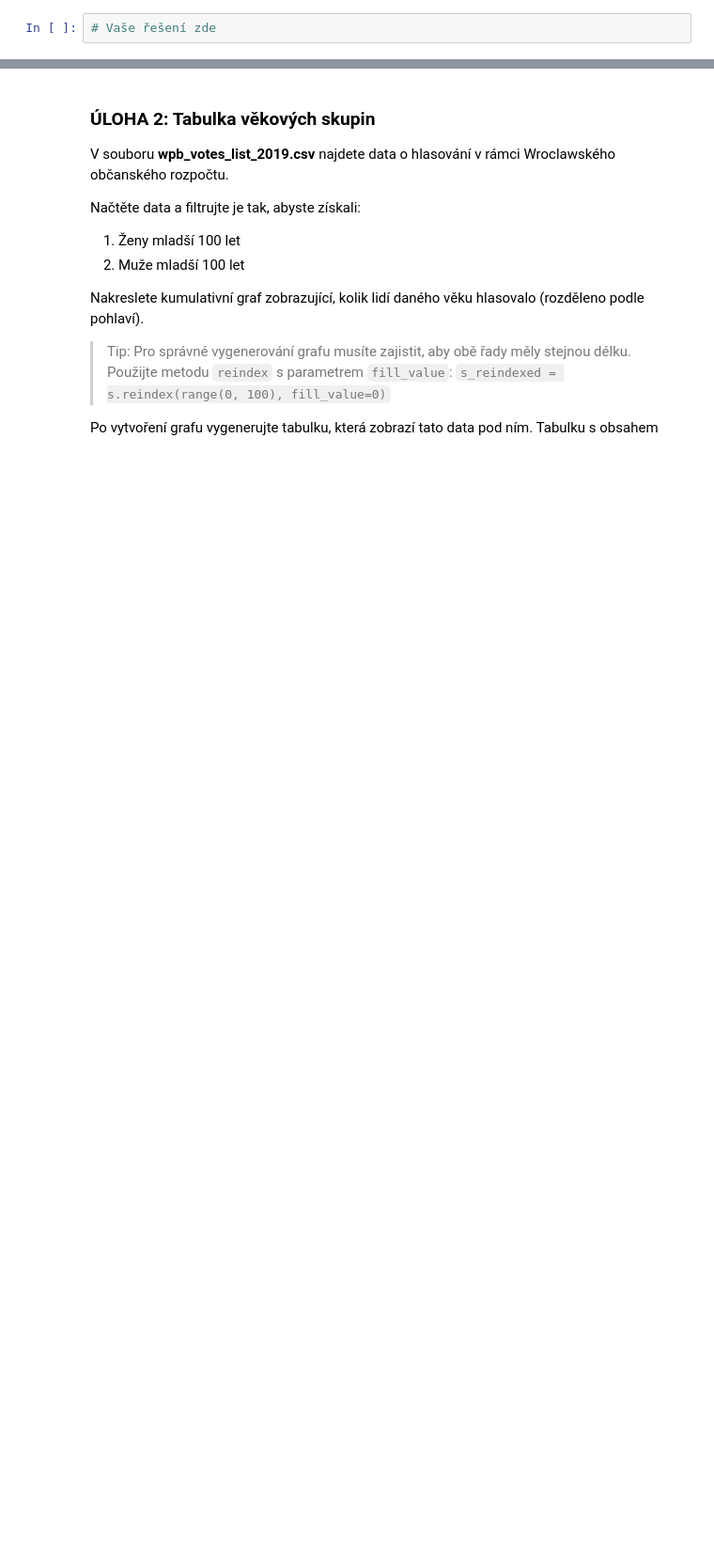
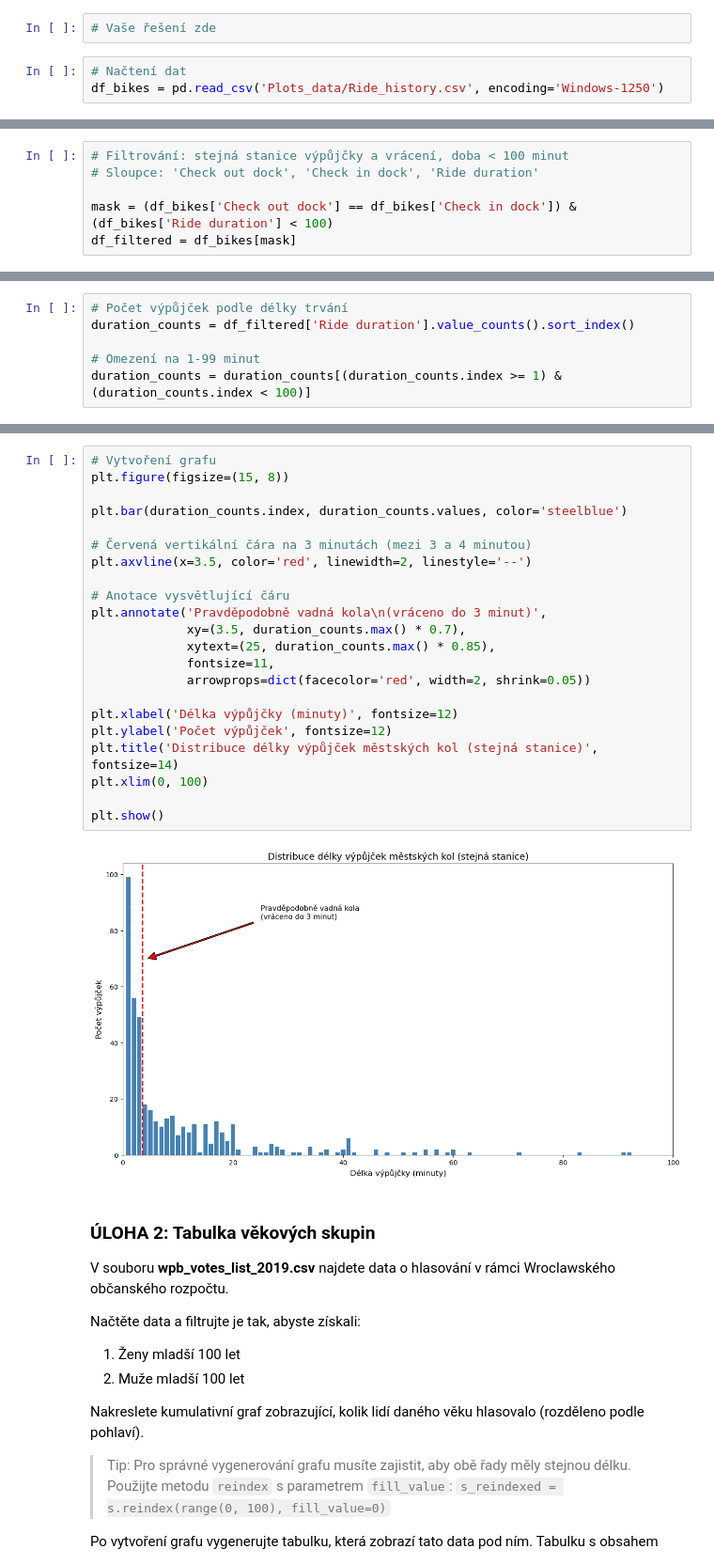
Before and after one commit to danakozakova/Python-CodersLab, a Jupyter notebook: Day_7/Day_7_04_Additional_plot_elements_reseni.ipynb, the cells around one changed output, grey strips where cells are left out. Shown at 94% size. Cells and saved outputs as stored; diff of their text form; blank space fills up the shorter version.

```diff
--- a/Day_7/Day_7_04_Additional_plot_elements_reseni.ipynb
+++ b/Day_7/Day_7_04_Additional_plot_elements_reseni.ipynb
@@ -495,3 +495,6 @@ Výpůjčky, které začínají a končí na stejné stanici a trvají maximáln
 Přidejte také anotaci vysvětlující, co tato čára znamená.
 # %%
 # Vaše řešení zde
+# %%
+# Načtení dat
+df_bikes = pd.read_csv('Plots_data/Ride_history.csv', encoding='Windows-1250')
@@ -497,0 +516,6 @@ Přidejte také anotaci vysvětlující, co tato čára znamená.
+# %%
+# Filtrování: stejná stanice výpůjčky a vrácení, doba < 100 minut
+# Sloupce: 'Check out dock', 'Check in dock', 'Ride duration'
+
+mask = (df_bikes['Check out dock'] == df_bikes['Check in dock']) & (df_bikes['Ride duration'] < 100)
+df_filtered = df_bikes[mask]
@@ -497,0 +566,6 @@ Přidejte také anotaci vysvětlující, co tato čára znamená.
+# %%
+# Počet výpůjček podle délky trvání
+duration_counts = df_filtered['Ride duration'].value_counts().sort_index()
+
+# Omezení na 1-99 minut
+duration_counts = duration_counts[(duration_counts.index >= 1) & (duration_counts.index < 100)]
@@ -498,3 +587,27 @@ Přidejte také anotaci vysvětlující, co tato čára znamená.
+# %%
+# Vytvoření grafu
+plt.figure(figsize=(15, 8))
+
+plt.bar(duration_counts.index, duration_counts.values, color='steelblue')
+
+# Červená vertikální čára na 3 minutách (mezi 3 a 4 minutou)
+plt.axvline(x=3.5, color='red', linewidth=2, linestyle='--')
+
+# Anotace vysvětlující čáru
+plt.annotate('Pravděpodobně vadná kola\n(vráceno do 3 minut)',
+             xy=(3.5, duration_counts.max() * 0.7),
+             xytext=(25, duration_counts.max() * 0.85),
+             fontsize=11,
+             arrowprops=dict(facecolor='red', width=2, shrink=0.05))
+
+plt.xlabel('Délka výpůjčky (minuty)', fontsize=12)
+plt.ylabel('Počet výpůjček', fontsize=12)
+plt.title('Distribuce délky výpůjček městských kol (stejná stanice)', fontsize=14)
+plt.xlim(0, 100)
+
+plt.show()
+# %% [output]
+[figure, added]
 # %% [markdown]
 ### ÚLOHA 2: Tabulka věkových skupin
 
```
Also changed, not shown: parts of 16 cells of this notebook.
